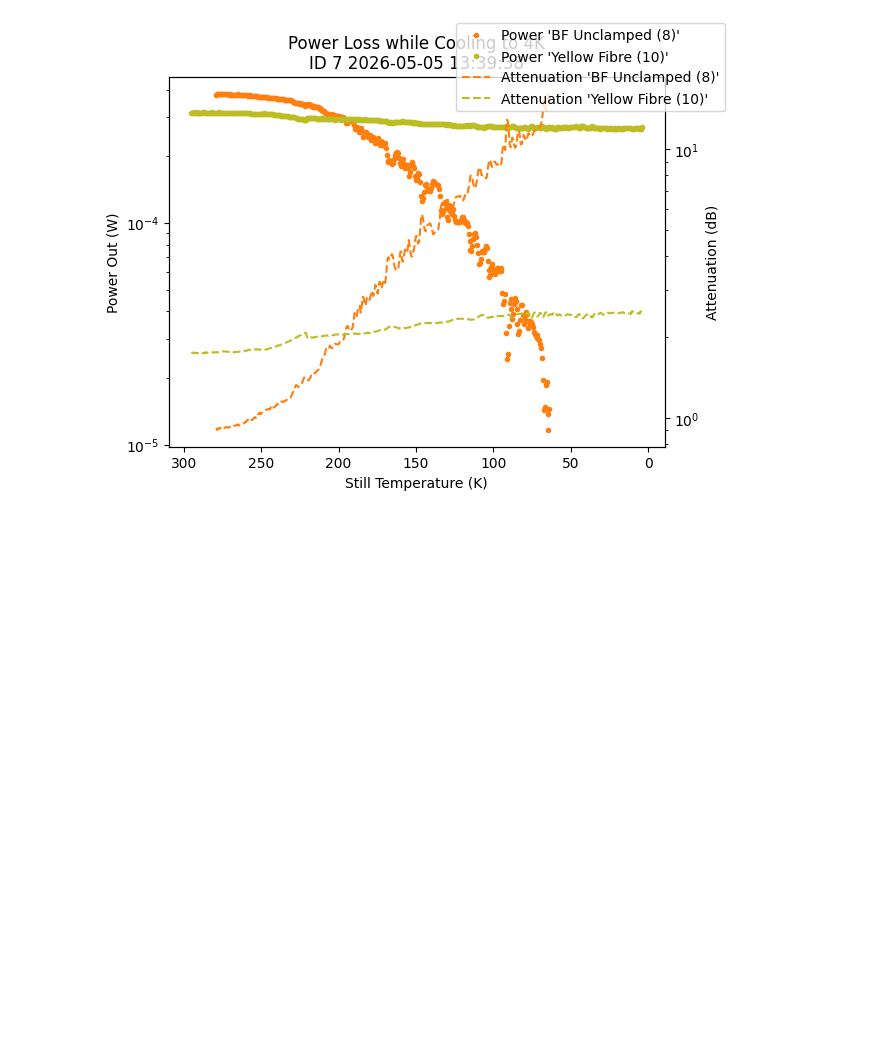
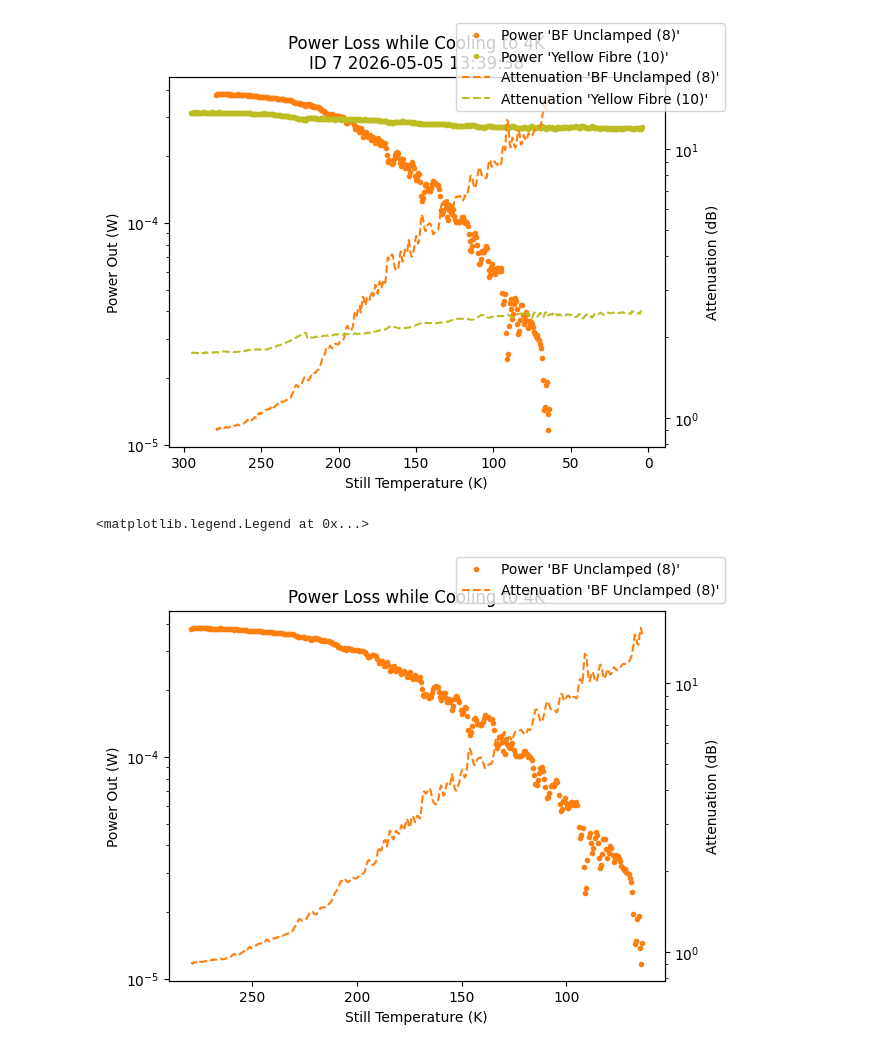
Before and after one commit to QNLSydney/snspd, a Jupyter notebook: SNSPD2/SNSPD9_10_combined_analysis.ipynb, the cells around one changed output. Saved outputs shown, nothing was run; the diff lists cells and outputs as text; code cells hidden in the pictures; blank space fills up the shorter version.

Commit message:
Added plot to show BF fibre result only

```diff
--- a/SNSPD2/SNSPD9_10_combined_analysis.ipynb
+++ b/SNSPD2/SNSPD9_10_combined_analysis.ipynb
@@ -120,3 +120,51 @@ fig.legend()
 # %% [output]
 <matplotlib.legend.Legend at 0x...>
 [figure]
+# %%
+
+ID = 9
+data_8 = params.load_id_from_database(db8, exname8, sampname8, ID).get_parameter_data()
+power10_8 = data_8['power10']['power10']
+power90_8 = data_8['power90']['power90']
+attenuation_8 = data_8['attenuation']['attenuation']
+still_temp_8 = data_8['still_temp']['still_temp']
+
+ID = 5
+data_9 = params.load_id_from_database(db9, exname9, sampname9, ID).get_parameter_data()
+power10_9 = data_9['power10']['power10']
+power90_9 = data_9['power90']['power90']
+attenuation_9 = data_9['attenuation']['attenuation']
+still_temp_9 = data_9['still_temp']['still_temp']
+
+ID = 7
+data_10 = params.load_id_from_database(db10, exname10, sampname10, ID).get_parameter_data()
+power10_10 = data_10['power10']['power10']
+power90_10 = data_10['power90']['power90']
+attenuation_10 = data_10['attenuation']['attenuation']
+still_temp_10 = data_10['still_temp']['still_temp']
+
+fig, ax1 = plt.subplots()
+
+ax1.semilogy(still_temp_8, power10_8, '.', color = 'tab:orange', label='Power \'BF Unclamped (8)\'')
+ax1.set_xlabel('Still Temperature (K)')
+ax1.set_ylabel('Power Out (W)')
+ax1.set_title('Power Loss while Cooling to 4K')
+ax1.invert_xaxis()
+
+ax2 = ax1.twinx()
+ax2.semilogy(still_temp_8, attenuation_8, '--', color='tab:orange', label='Attenuation \'BF Unclamped (8)\'')
+ax2.set_xlabel('Still Temperature (K)')
+ax2.set_ylabel('Attenuation (dB)')
+
+# ax1.semilogy(still_temp_10, power10_10, '.', color = 'tab:olive', label='Power \'Yellow Fibre (10)\'')
+# ax1.set_xlabel('Still Temperature (K)')
+# ax1.set_ylabel('Power Out (W)')
+
+# ax2.semilogy(still_temp_10, attenuation_10, '--', color='tab:olive', label='Attenuation \'Yellow Fibre (10)\'')
+# ax2.set_xlabel('Still Temperature (K)')
+# ax2.set_ylabel('Attenuation (dB)')
+
+fig.legend()
+# %% [output]
+<matplotlib.legend.Legend at 0x...>
+[figure, added]
```
Also changed, not shown: parts of 1 cell of this notebook.
